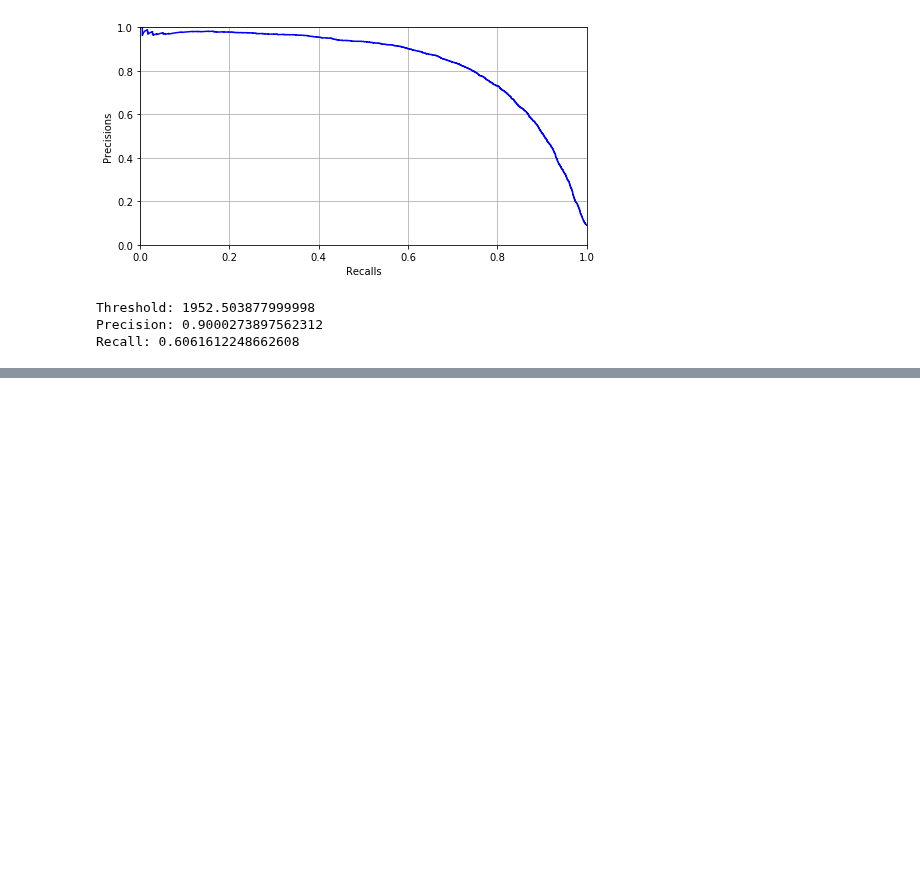
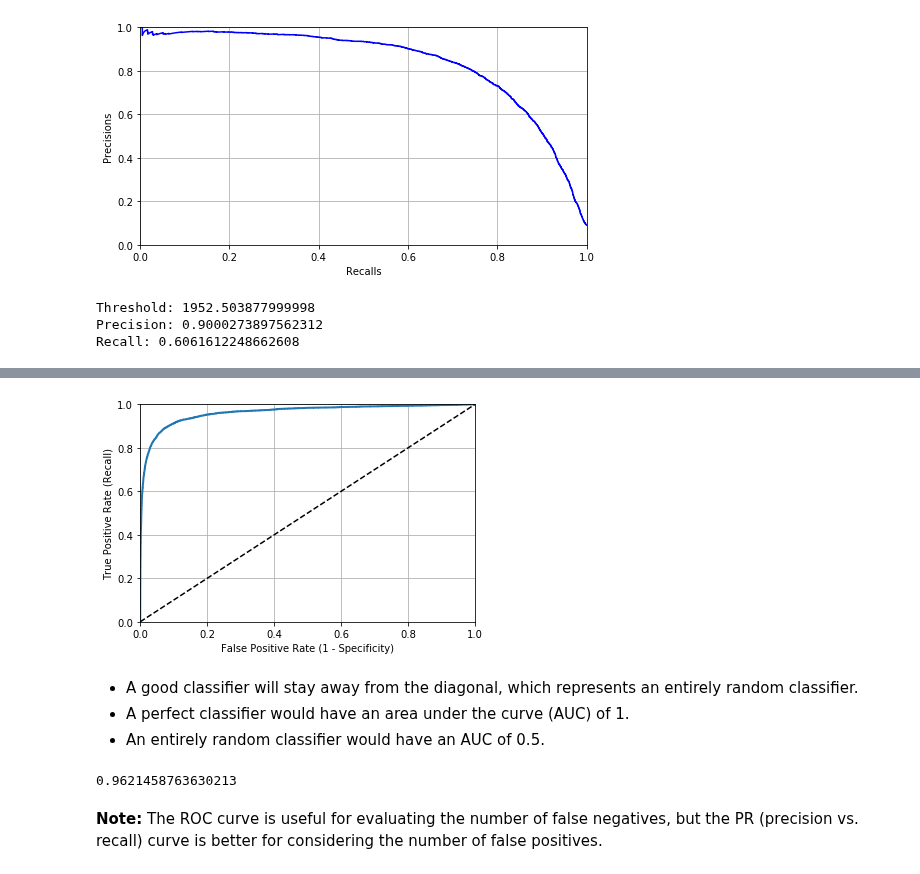
Before and after one commit to codywill/ml-sandbox, a Jupyter notebook: hands-on/Chapter 3 - Handwritten Digits Classification.ipynb, the cells around one changed output, grey strips where cells are left out. Drawn from its saved outputs; the diff is of its cells as text; code cells hidden in the pictures; blank space fills up the shorter version.

```diff
--- a/hands-on/Chapter 3 - Handwritten Digits Classification.ipynb
+++ b/hands-on/Chapter 3 - Handwritten Digits Classification.ipynb
@@ -287,0 +298,27 @@ Recall: 0.4285187234827523
+# %%
+from sklearn.metrics import roc_curve
+fpr, tpr, thresholds = roc_curve(y_train_5, y_scores)
+# %%
+def plot_roc_curve(fpr, tpr, label=None):
+    plt.plot(fpr, tpr, linewidth=2, label=label)
+    plt.plot([0, 1], [0, 1], 'k--')
+    plt.xlabel('False Positive Rate (1 - Specificity)')
+    plt.ylabel('True Positive Rate (Recall)')
+    plt.grid(True)
+    plt.axis([0, 1, 0, 1])
+
+plot_roc_curve(fpr, tpr)
+plt.show()
+# %% [output]
+[figure, added]
+# %% [markdown]
+- A good classifier will stay away from the diagonal, which represents an entirely random classifier.
+- A perfect classifier would have an area under the curve (AUC) of 1.
+- An entirely random classifier would have an AUC of 0.5.
+# %%
+from sklearn.metrics import roc_auc_score
+roc_auc_score(y_train_5, y_scores)
+# %% [output]
+0.9621458763630213
+# %% [markdown]
+**Note:** The ROC curve is useful for evaluating the number of false negatives, but the PR (precision vs. recall) curve is better for considering the number of false positives.
```
Also changed, not shown: parts of 49 cells of this notebook.
